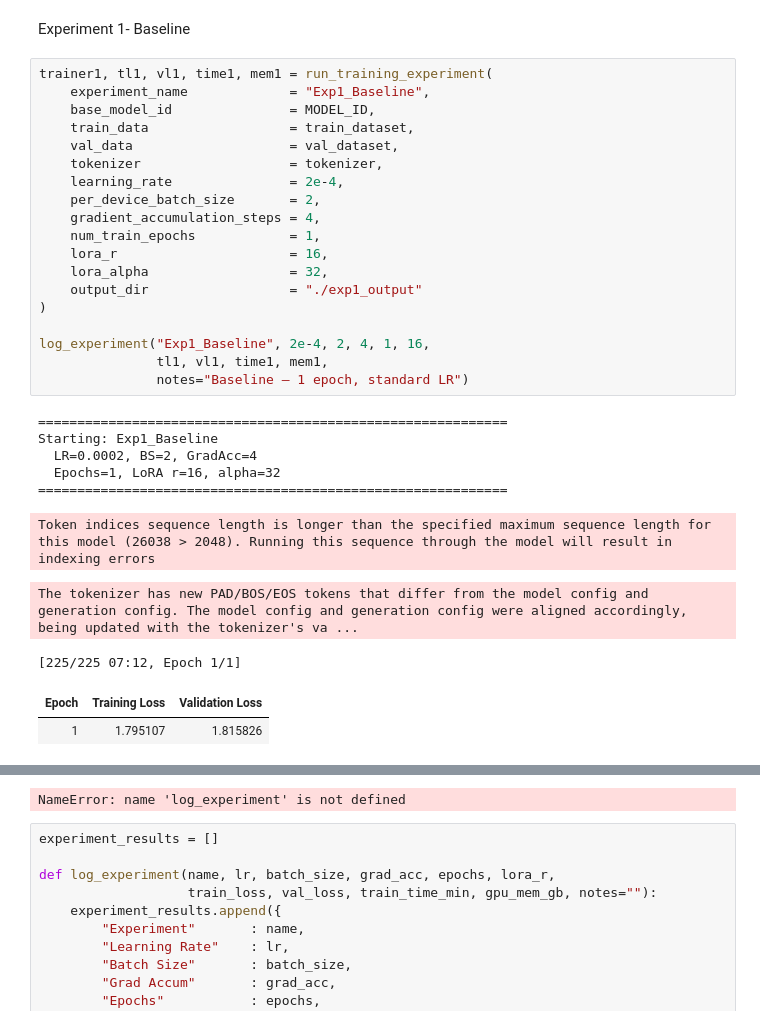
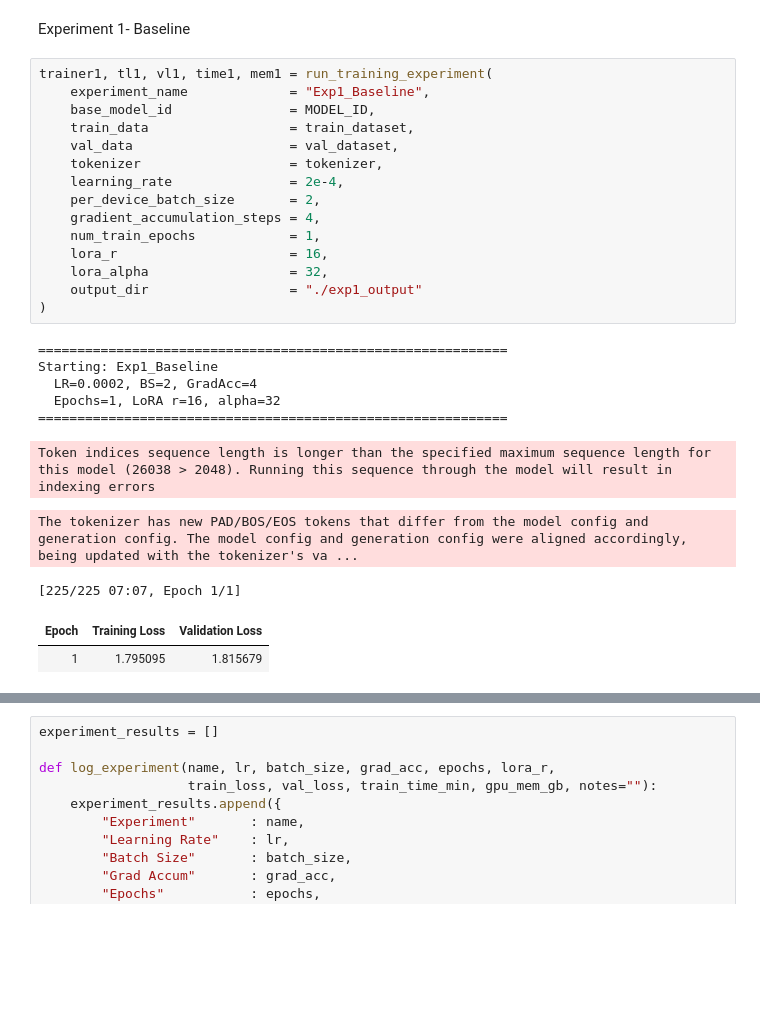
Before and after one commit to ICYEZAGATORE/Fine-Tuning-LLM, a Jupyter notebook: finetuning.ipynb, the cells around one changed output, grey strips where cells are left out. Drawn from its saved outputs; the diff is of its cells as text; blank space fills up the shorter version.

```diff
--- a/finetuning.ipynb
+++ b/finetuning.ipynb
@@ -630,32 +630,28 @@ Experiment 1- Baseline
 # %%
 trainer1, tl1, vl1, time1, mem1 = run_training_experiment(
     experiment_name             = "Exp1_Baseline",
     base_model_id               = MODEL_ID,
     train_data                  = train_dataset,
     val_data                    = val_dataset,
     tokenizer                   = tokenizer,
     learning_rate               = 2e-4,
     per_device_batch_size       = 2,
     gradient_accumulation_steps = 4,
     num_train_epochs            = 1,
     lora_r                      = 16,
     lora_alpha                  = 32,
     output_dir                  = "./exp1_output"
 )
-
-log_experiment("Exp1_Baseline", 2e-4, 2, 4, 1, 16,
-               tl1, vl1, time1, mem1,
-               notes="Baseline — 1 epoch, standard LR")
 # %% [output]
 ============================================================
 Starting: Exp1_Baseline
   LR=0.0002, BS=2, GradAcc=4
   Epochs=1, LoRA r=16, alpha=32
 ============================================================
 Token indices sequence length is longer than the specified maximum sequence length for this model (26038 > 2048). Running this sequence through the model will result in indexing errors
 The tokenizer has new PAD/BOS/EOS tokens that differ from the model config and generation config. The model config and generation config were aligned accordingly, being updated with the tokenizer's va ...
-[225/225 07:12, Epoch 1/1]
+[225/225 07:07, Epoch 1/1]
 | Epoch | Training Loss | Validation Loss |
-| 1 | 1.795107 | 1.815826 |
+| 1 | 1.795095 | 1.815679 |
 ✅ Exp1_Baseline complete!
    Train Loss      : 1.8529
@@ -664,5 +660,4 @@ The tokenizer has new PAD/BOS/EOS tokens that differ from the model config and g
    Peak GPU Memory : 2.08 GB
-NameError: name 'log_experiment' is not defined
 # %%
 experiment_results = []
 
```
Also changed, not shown: parts of 19 cells of this notebook.
